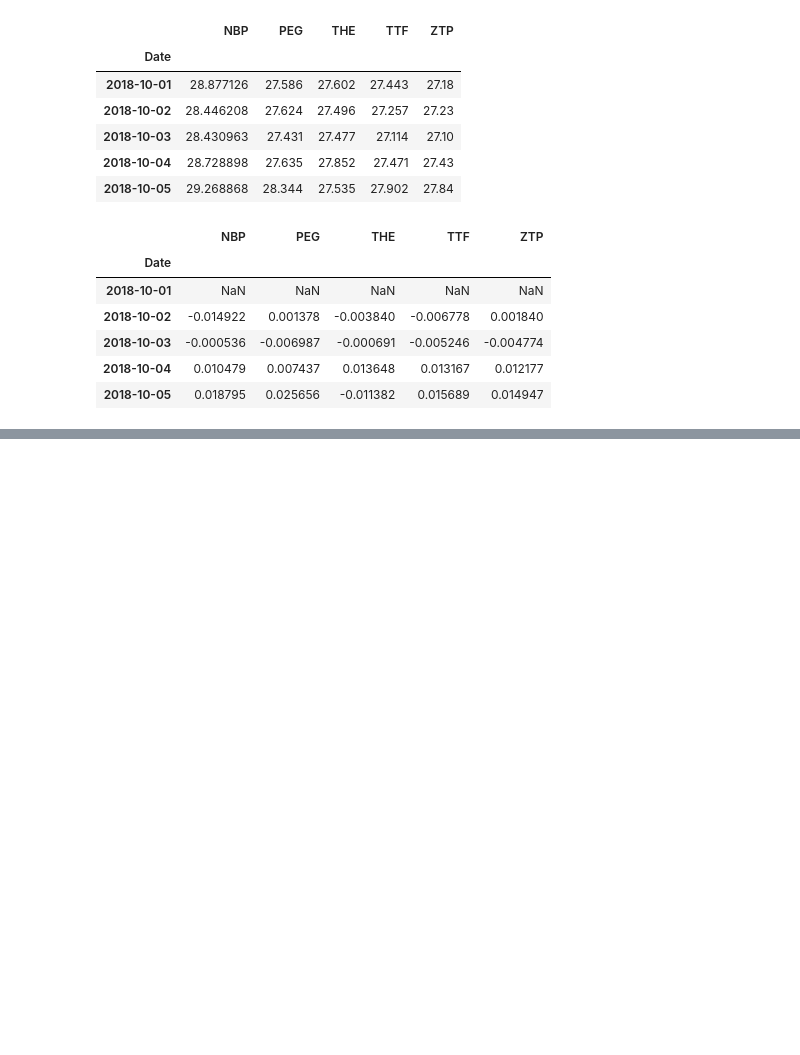
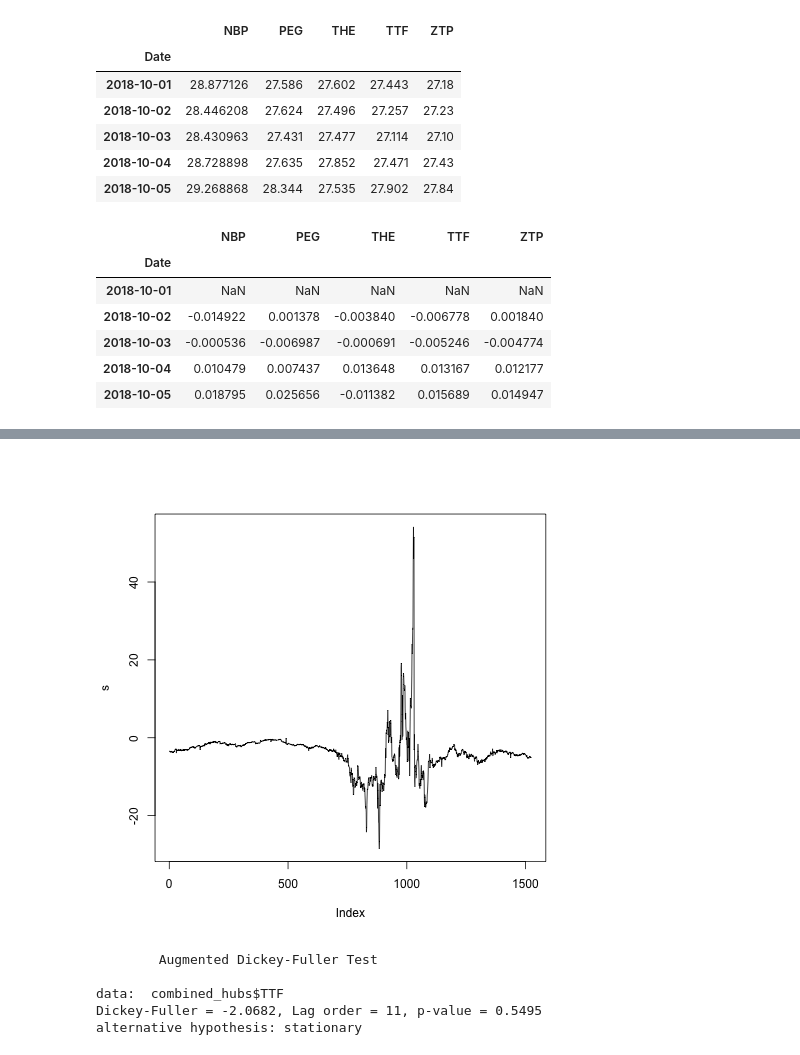
Before and after one commit to sindrjha/statistical-arbitrage, a Jupyter notebook: data_alignment.ipynb, the cells around one changed output, grey strips where cells are left out. Drawn from its saved outputs; the diff is of its cells as text; code cells hidden in the pictures; blank space fills up the shorter version.

```diff
--- a/data_alignment.ipynb
+++ b/data_alignment.ipynb
@@ -140,0 +440,15 @@ combined_hubs_pct_return.corr()
+# %%
+%%R
+s<- combined_hubs$TTF - 1.1326944*combined_hubs$ZTP
+plot(s, type="l")
+# %% [output]
+[figure, added]
+# %%
+%%R
+adf.test(combined_hubs$TTF)
+# %% [output]
+        Augmented Dickey-Fuller Test
+
+data:  combined_hubs$TTF
+Dickey-Fuller = -2.0682, Lag order = 11, p-value = 0.5495
+alternative hypothesis: stationary
```
Also changed, not shown: parts of 15 cells of this notebook.
